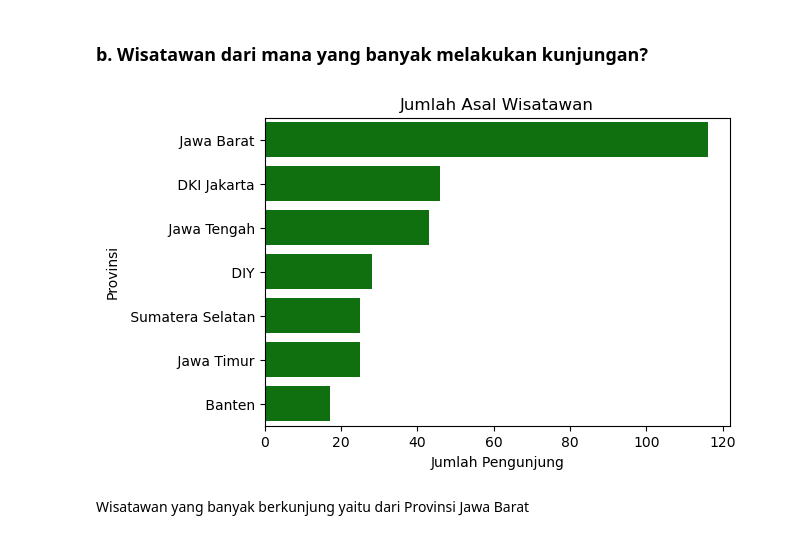
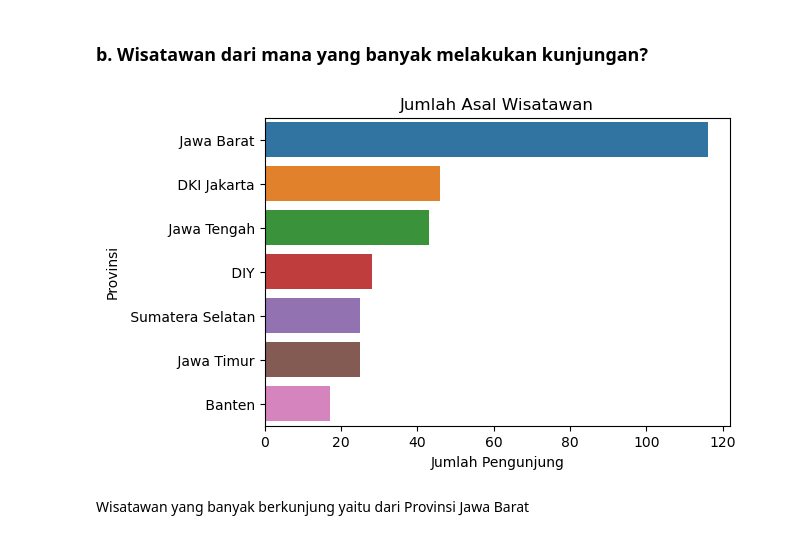
Before and after one commit to CODA-Assignment-Bay/p1-coda001-rmt-m2-ariefjw, a Jupyter notebook: P1M2_Arief_Joko.ipynb, the cells around one changed output. Cells and saved outputs as stored; diff of their text form; code cells hidden in the pictures.

```diff
--- a/P1M2_Arief_Joko.ipynb
+++ b/P1M2_Arief_Joko.ipynb
@@ -274,20 +274,20 @@ Dari hasil perhitungan korelasi antara jumlah pengunjung dengan data price, rati
 # %%
 # Menghitung jumlah pengunjung per provinsi
 provinsi_counts = df_user['Provinsi'].value_counts().reset_index()
 provinsi_counts.columns = ['Provinsi', 'Jumlah_Pengunjung']
 
 # Mengurutkan berdasarkan jumlah pengunjung
 provinsi_counts = provinsi_counts.sort_values(by='Jumlah_Pengunjung', ascending=False)
 
 # Membuat grafik countplot
 plt.figure(figsize=(6, 4))
-sns.barplot(x='Jumlah_Pengunjung', y='Provinsi', data=provinsi_counts, color='green')  # Menggunakan barplot untuk urutan
+sns.barplot(x='Jumlah_Pengunjung', y='Provinsi', data=provinsi_counts, hue= 'Provinsi')  # Menggunakan barplot untuk urutan
 plt.title('Jumlah Asal Wisatawan')
 plt.xlabel('Jumlah Pengunjung')
 plt.ylabel('Provinsi')
 plt.show()
 # %% [output]
-[figure, old version]
+[figure, new version]
 # %% [markdown]
 Wisatawan yang banyak berkunjung yaitu dari Provinsi Jawa Barat
 # %% [markdown]
```
Also changed, not shown: parts of 9 cells of this notebook, 1 other file.
